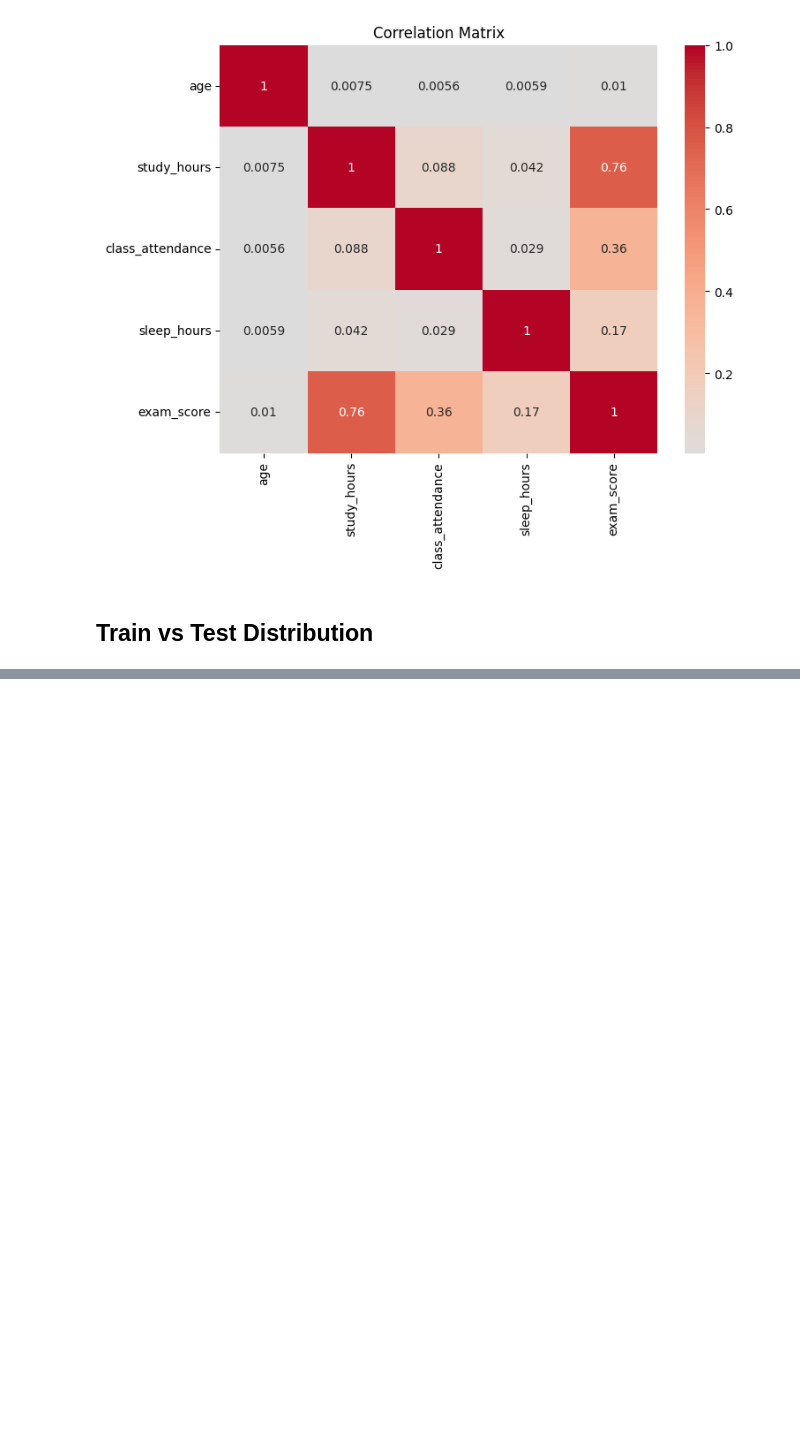
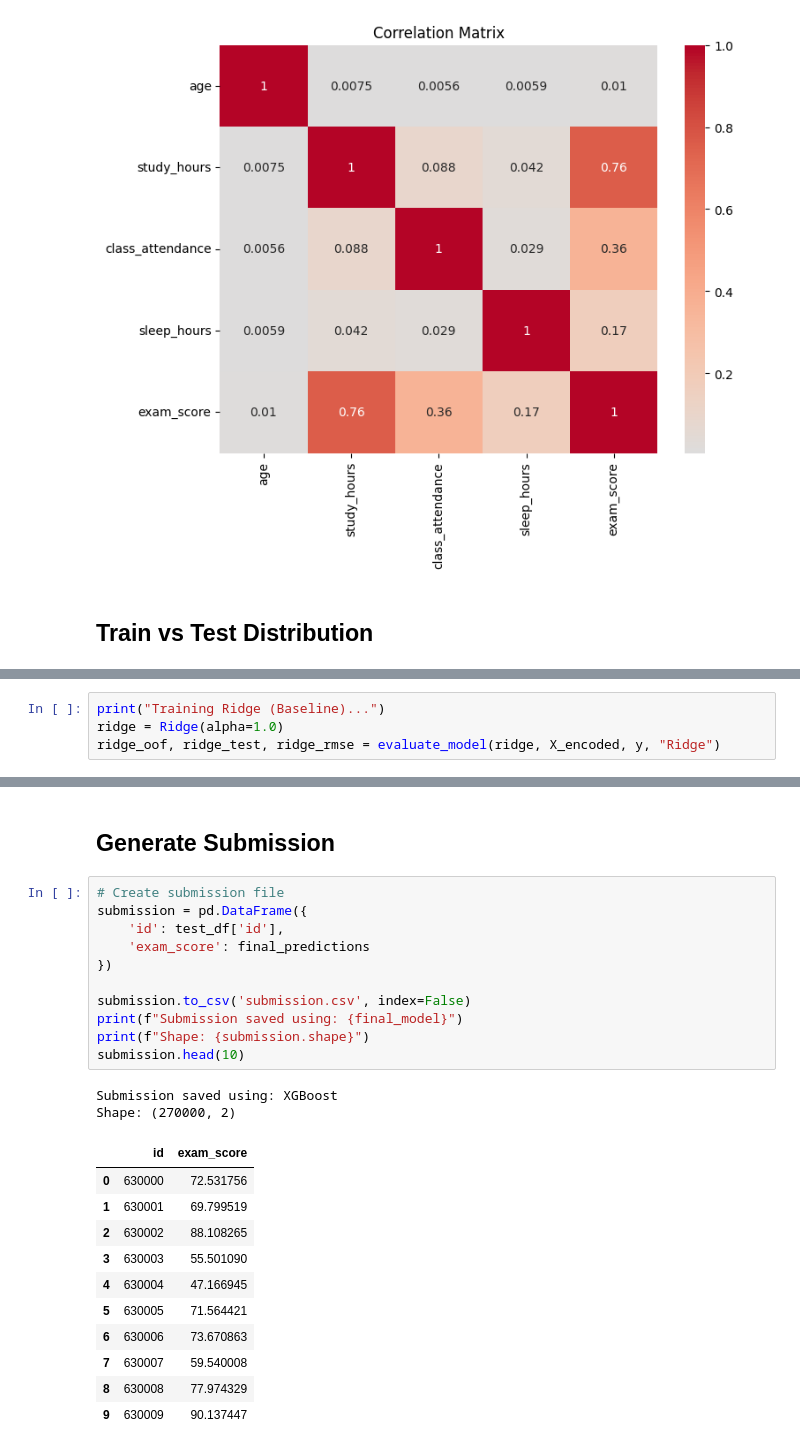
Before and after one commit to carlospereav/Kaggle-Competitions, a Jupyter notebook: Kaggle Series/Student Test Scores (Kaggle Series 6-12)/student_test_scores.ipynb, the cells around one changed output, grey strips where cells are left out. Saved outputs shown, nothing was run; the diff lists cells and outputs as text; blank space fills up the shorter version.

```diff
--- a/Kaggle Series/Student Test Scores (Kaggle Series 6-12)/student_test_scores.ipynb
+++ b/Kaggle Series/Student Test Scores (Kaggle Series 6-12)/student_test_scores.ipynb
@@ -273,0 +382,4 @@ sleep_hours:
+# %%
+print("Training Ridge (Baseline)...")
+ridge = Ridge(alpha=1.0)
+ridge_oof, ridge_test, ridge_rmse = evaluate_model(ridge, X_encoded, y, "Ridge")
@@ -273,0 +551,27 @@ sleep_hours:
+# %% [markdown]
+## Generate Submission
+# %%
+# Create submission file
+submission = pd.DataFrame({
+    'id': test_df['id'],
+    'exam_score': final_predictions
+})
+
+submission.to_csv('submission.csv', index=False)
+print(f"Submission saved using: {final_model}")
+print(f"Shape: {submission.shape}")
+submission.head(10)
+# %% [output]
+Submission saved using: XGBoost
+Shape: (270000, 2)
+|  | id | exam_score |
+| 0 | 630000 | 72.531756 |
+| 1 | 630001 | 69.799519 |
+| 2 | 630002 | 88.108265 |
+| 3 | 630003 | 55.501090 |
+| 4 | 630004 | 47.166945 |
+| 5 | 630005 | 71.564421 |
+| 6 | 630006 | 73.670863 |
+| 7 | 630007 | 59.540008 |
+| 8 | 630008 | 77.974329 |
+| 9 | 630009 | 90.137447 |
```
Also changed, not shown: parts of 21 cells of this notebook, 2 other files.
